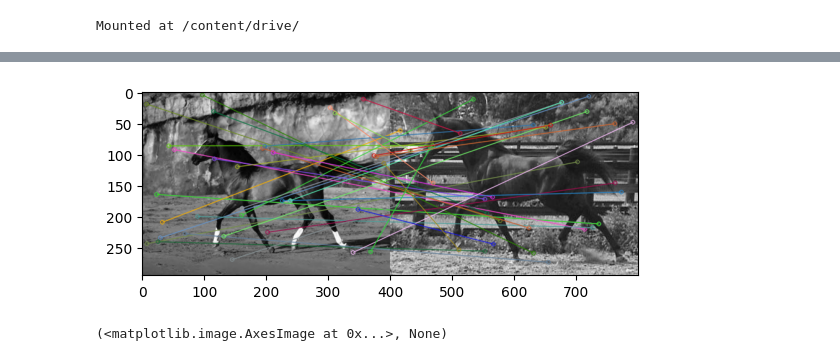
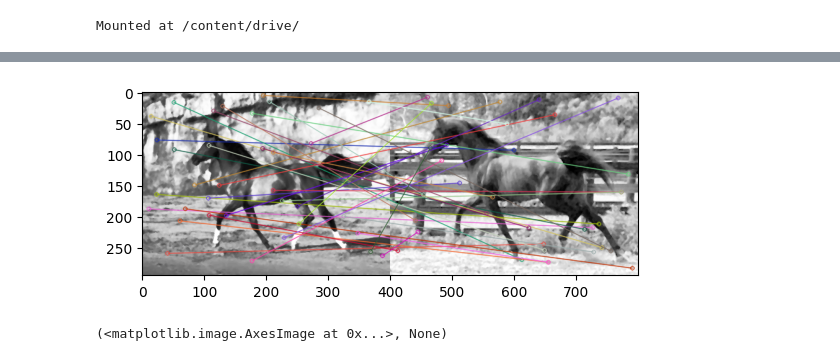
Before and after one commit to lesi-nedo/ISPR_assignments, a Jupyter notebook: Assignment_6_o_nedobiychuk.ipynb, the cells around one changed output, grey strips where cells are left out. Saved outputs shown, nothing was run; the diff lists cells and outputs as text; code cells hidden in the pictures.

```diff
--- a/Assignment_6_o_nedobiychuk.ipynb
+++ b/Assignment_6_o_nedobiychuk.ipynb
@@ -33,18 +33,17 @@ default_shape = (400,295)
 all_images = np.empty([all_images_len, default_shape[1], default_shape[0]], dtype=np.uint8)
 gamma = 1.5 # The value for the gamma correction
 invGamma = 1.0 / gamma
-resized = None
-first_img = None
 
-for ind, image in enumerate(uploaded.values()):
+for ind,(filename,image) in enumerate(uploaded.items()):
   resized = cv2.resize(image, default_shape, interpolation=cv2.INTER_LANCZOS4) # all images are resized
-  if first_img is None:
-    first_img = resized
+
   eq_img = cv2.equalizeHist(resized) # to improve contrast, I've done the histogram equalization
   mdb_img = cv2.medianBlur(eq_img, 3) # to reduce noise, I've blured the image
   table = np.array([((i / 255.0) ** invGamma) * 255 for i in np.arange(0,256)]).astype("uint8")
   gcor_img = cv2.LUT(mdb_img, table) #Computes the gamma correction of the image with the table
   all_images[ind] = gcor_img
+  uploaded[filename] = gcor_img
 
-cv2_imshow(all_images[last])
+
+cv2_imshow(all_images[0])
 # %% [output]
@@ -52,20 +59,19 @@ cv2_imshow(all_images[last])
 # %%
 sift = cv2.SIFT_create()
 all_descriptors = []
+all_kps = []
 
 def norm_descriptors(desc):
   norms = np.linalg.norm(desc, axis=1, keepdims=True)
   norms[norms == 0] = 1e-8
   return desc / norms
 kp = None
-first_kp = None
 
 
-for ind,gray in enumerate(all_images):
+for gray in all_images:
   kp = sift.detect(gray, None)
   kp, des = sift.compute(gray, kp)
-  if first_kp is None:
-    first_kp = kp
+  all_kps.append(kp)
   des = norm_descriptors(des)
   all_descriptors.append(des)
 # %%
@@ -76,20 +82,20 @@ cv2_imshow(img_with_keypoints)
 # %%
 import matplotlib.pyplot as plt
 
 bf = cv2.BFMatcher()
 
 matches = bf.knnMatch(all_descriptors[0], all_descriptors[last], k=2)
 
 
-good = []
+good_matches = [[0,0] for i in range(len(matches))]
 
-for m,n in matches:
-  if m.distance < .8 * n.distance:
-    good.append([m])
+for i,(m,n) in enumerate(matches):
+    if m.distance < 0.8*n.distance:
+        good_matches[i]=[1,0]
 
 
-img3 = cv2.drawMatchesKnn(first_img, first_kp, resized, kp, good, None, flags=cv2.DrawMatchesFlags_NOT_DRAW_SINGLE_POINTS)
+img3 = cv2.drawMatchesKnn(all_images[0], all_kps[0], all_images[last], kp, matches, None, matchesMask=good_matches, flags=cv2.DrawMatchesFlags_NOT_DRAW_SINGLE_POINTS)
 plt.imshow(img3),plt.show()
 # %% [output]
-[figure, old version]
+[figure, new version]
 (<matplotlib.image.AxesImage at 0x...>, None)
```
Also changed, not shown: parts of 17 cells of this notebook.
